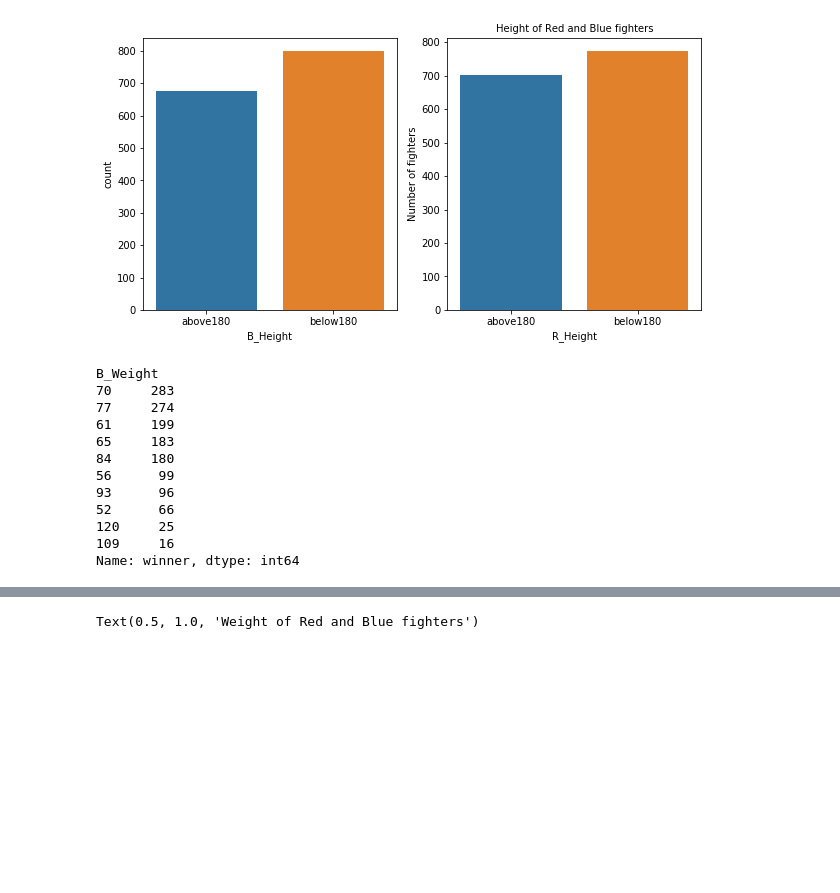
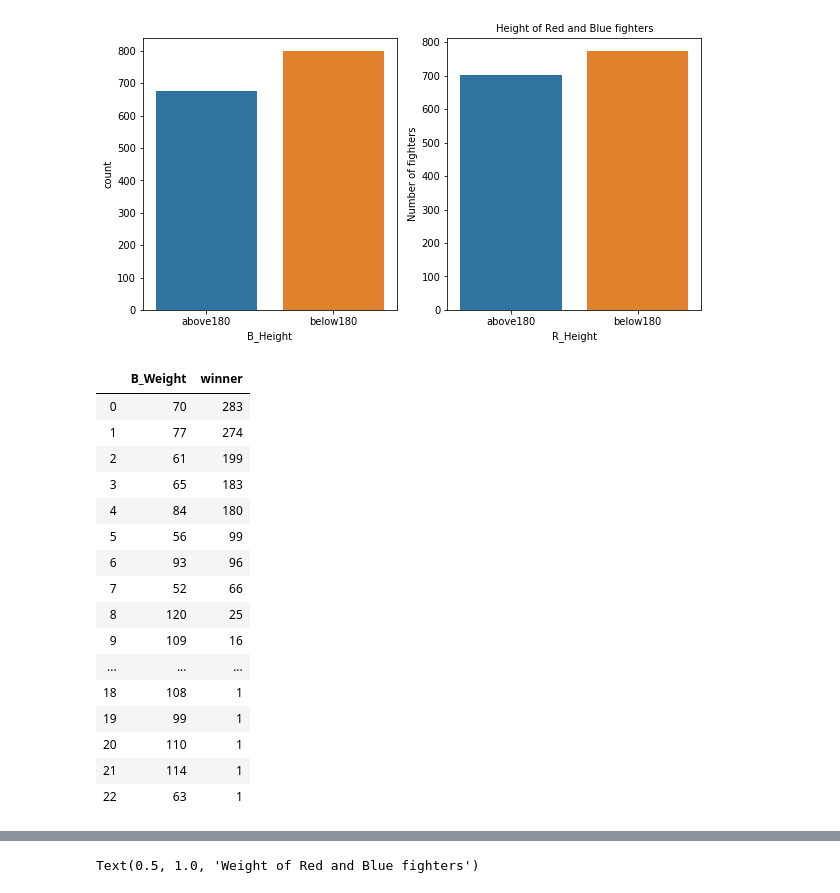
Before and after one commit to ncm103/the_final_project, a Jupyter notebook: nell/visualizations-Copy1.ipynb, the cells around one changed output, grey strips where cells are left out. Cells and saved outputs as stored; diff of their text form; code cells hidden in the pictures; blank space fills up the shorter version.

```diff
--- a/nell/visualizations-Copy1.ipynb
+++ b/nell/visualizations-Copy1.ipynb
@@ -288,20 +288,26 @@ Text(0.5, 1.0, 'Height of Red and Blue fighters')
 # %%
 BWeight = ufc.groupby(['B_Weight']).count()['winner']
 BlueWeight = BWeight.sort_values(axis=0, ascending=False)
-BlueWeight.head(10)
+BlueWeight = pd.DataFrame(BlueWeight).reset_index()
+BlueWeight
 # %% [output]
-B_Weight
-70     283
-77     274
-61     199
-65     183
-84     180
-56      99
-93      96
-52      66
-120     25
-109     16
-Name: winner, dtype: int64
+|  | B_Weight | winner |
+| 0 | 70 | 283 |
+| 1 | 77 | 274 |
+| 2 | 61 | 199 |
+| 3 | 65 | 183 |
+| 4 | 84 | 180 |
+| 5 | 56 | 99 |
+| 6 | 93 | 96 |
+| 7 | 52 | 66 |
+| 8 | 120 | 25 |
+| 9 | 109 | 16 |
+| ... | ... | ... |
+| 18 | 108 | 1 |
+| 19 | 99 | 1 |
+| 20 | 110 | 1 |
+| 21 | 114 | 1 |
+| 22 | 63 | 1 |
 # %%
 RWeight = ufc.groupby(['R_Weight']).count()['winner']
 RedWeight = RWeight.sort_values(axis=0, ascending=False)
```
Also changed, not shown: parts of 14 cells of this notebook.
